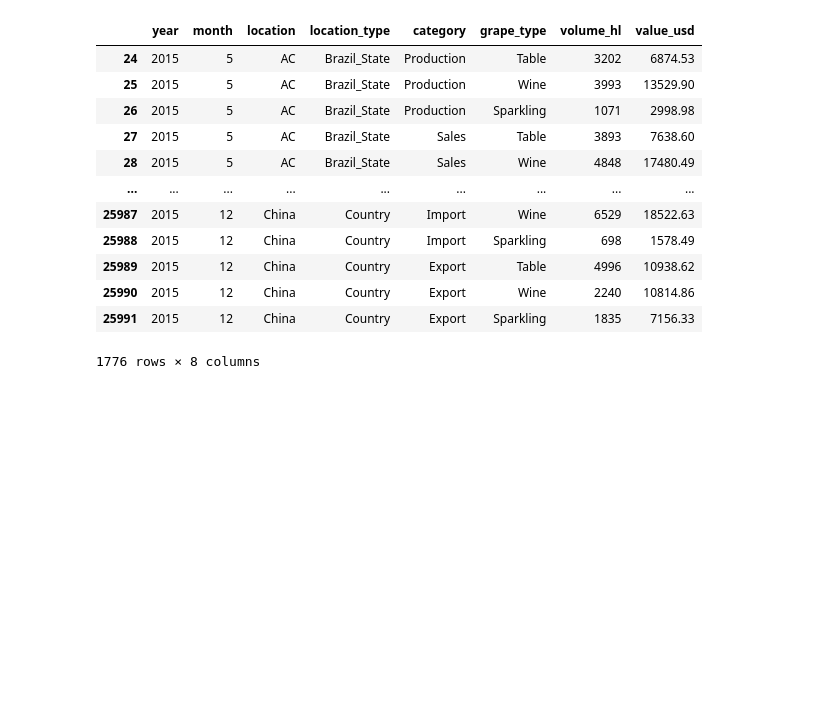
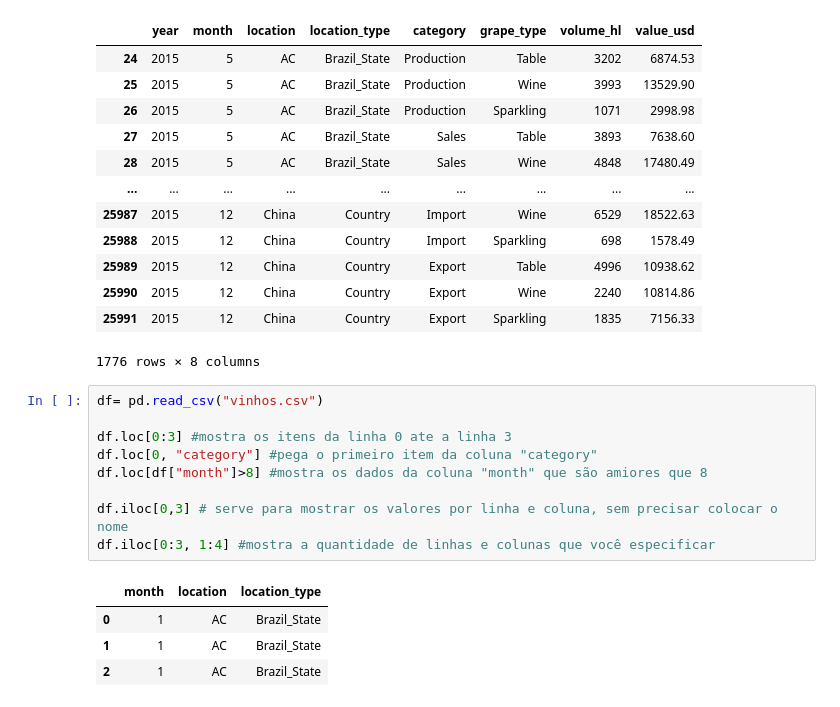
Before and after one commit to ArthurLima06/SENAI-PPDC, a Jupyter notebook: exercicios.ipynb, the cells around one changed output. Cells and saved outputs as stored; diff of their text form; blank space fills up the shorter version.

```diff
--- a/exercicios.ipynb
+++ b/exercicios.ipynb
@@ -957,3 +957,17 @@ df[(df["month"]>=5)&(df["year"]==2015)] #pesquisa mais precisa de dados na tabel
 | 25990 | 2015 | 12 | China | Country | Export | Wine | 2240 | 10814.86 |
 | 25991 | 2015 | 12 | China | Country | Export | Sparkling | 1835 | 7156.33 |
 1776 rows × 8 columns
+# %%
+df= pd.read_csv("vinhos.csv")
+
+df.loc[0:3] #mostra os itens da linha 0 ate a linha 3
+df.loc[0, "category"] #pega o primeiro item da coluna "category"
+df.loc[df["month"]>8] #mostra os dados da coluna "month" que são amiores que 8
+
+df.iloc[0,3] # serve para mostrar os valores por linha e coluna, sem precisar colocar o nome
+df.iloc[0:3, 1:4] #mostra a quantidade de linhas e colunas que você especificar
+# %% [output]
+|  | month | location | location_type |
+| 0 | 1 | AC | Brazil_State |
+| 1 | 1 | AC | Brazil_State |
+| 2 | 1 | AC | Brazil_State |
```
Also changed, not shown: parts of 1 cell of this notebook.
